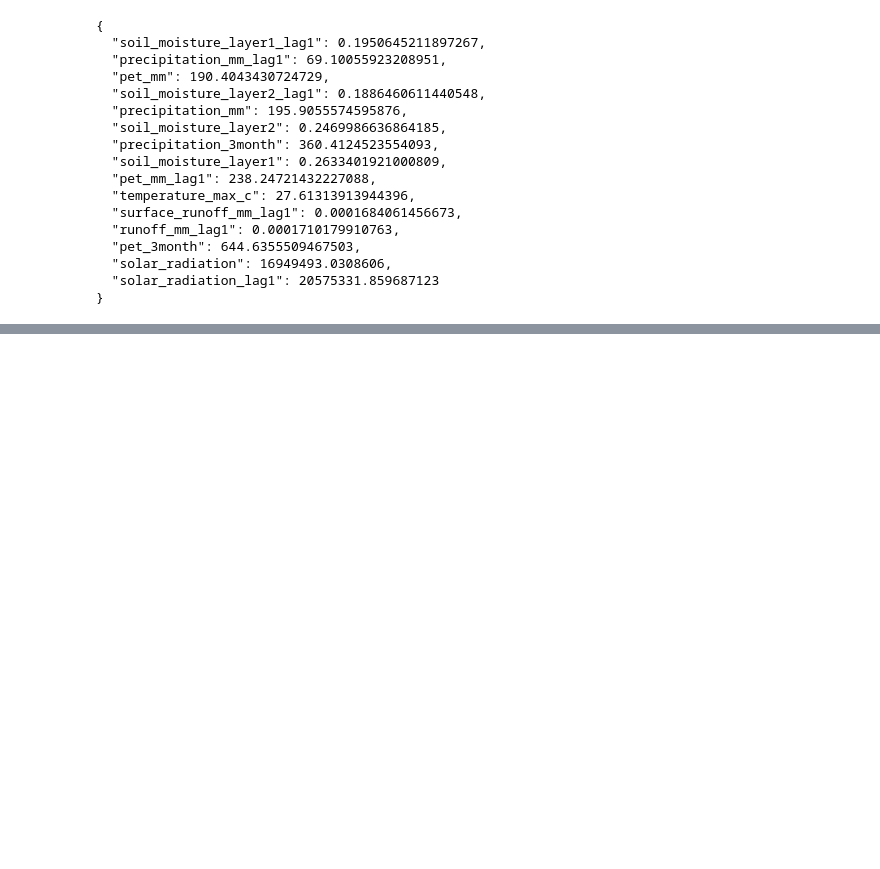
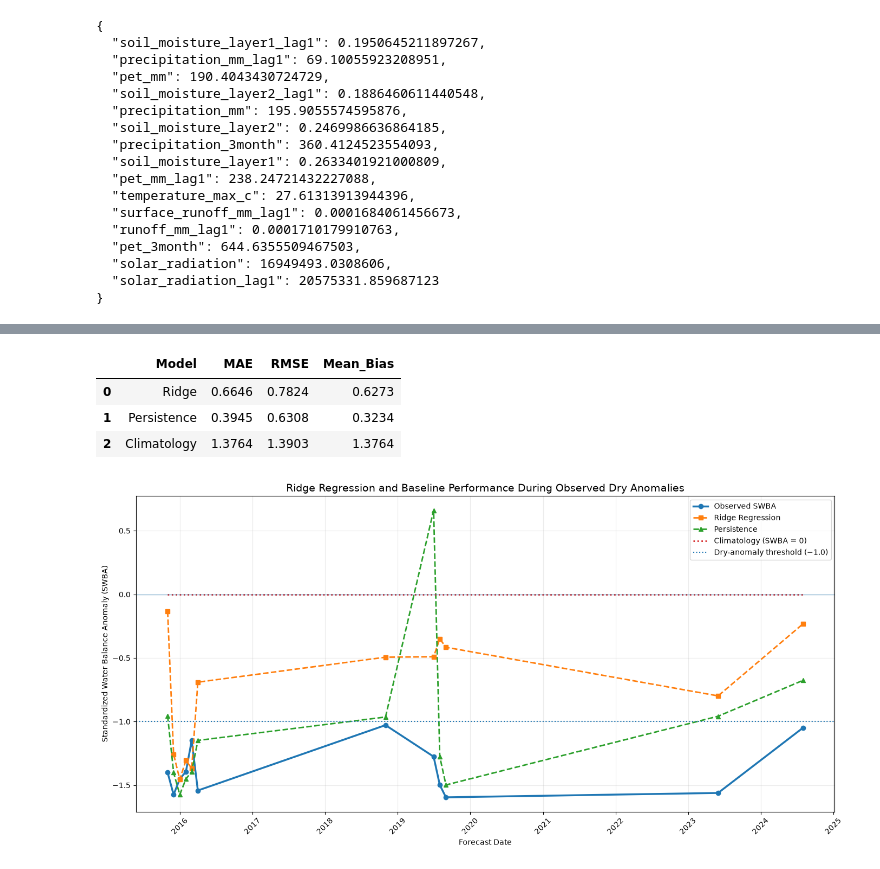
Before and after one commit to Paradise-theking/Eswatini-Water-Stress-ML, a Jupyter notebook: notebooks/05_final_evaluation_executed.ipynb, the cells around one changed output, grey strips where cells are left out. Saved outputs shown, nothing was run; the diff lists cells and outputs as text; code cells hidden in the pictures; blank space fills up the shorter version.

```diff
--- a/notebooks/05_final_evaluation_executed.ipynb
+++ b/notebooks/05_final_evaluation_executed.ipynb
@@ -2139,0 +2853,79 @@ print(json.dumps(test_payload, indent=2))
+# %%
+display(dry_metrics.round(4))
+# %% [output]
+|  | Model | MAE | RMSE | Mean_Bias |
+| 0 | Ridge | 0.6646 | 0.7824 | 0.6273 |
+| 1 | Persistence | 0.3945 | 0.6308 | 0.3234 |
+| 2 | Climatology | 1.3764 | 1.3903 | 1.3764 |
+# %%
+import matplotlib.pyplot as plt
+import pandas as pd
+import numpy as np
+
+# Sort dry-anomaly comparison by forecast date
+dry_comparison = dry_comparison.sort_values("forecast_date")
+
+dates = pd.to_datetime(dry_comparison["forecast_date"])
+
+plt.figure(figsize=(14, 7))
+
+plt.plot(
+    dates,
+    dry_comparison["observed"],
+    marker="o",
+    linewidth=2.5,
+    label="Observed SWBA"
+)
+
+plt.plot(
+    dates,
+    dry_comparison["ridge"],
+    marker="s",
+    linestyle="--",
+    linewidth=2,
+    label="Ridge Regression"
+)
+
+plt.plot(
+    dates,
+    dry_comparison["persistence"],
+    marker="^",
+    linestyle="--",
+    linewidth=2,
+    label="Persistence"
+)
+
+plt.plot(
+    dates,
+    dry_comparison["climatology"],
+    linestyle=":",
+    linewidth=2,
+    label="Climatology (SWBA = 0)"
+)
+
+plt.axhline(
+    y=-1.0,
+    linestyle=":",
+    linewidth=1.5,
+    label="Dry-anomaly threshold (−1.0)"
+)
+
+plt.axhline(y=0, linewidth=1, alpha=0.5)
+
+plt.title(
+    "Ridge Regression and Baseline Performance "
+    "During Observed Dry Anomalies",
+    fontsize=14
+)
+
+plt.xlabel("Forecast Date")
+plt.ylabel("Standardized Water Balance Anomaly (SWBA)")
+
+plt.xticks(rotation=45)
+plt.legend()
+plt.grid(alpha=0.25)
+plt.tight_layout()
+
+plt.show()
+# %% [output]
+[figure, added]
```
Also changed, not shown: parts of 36 cells of this notebook, 13 other files.
